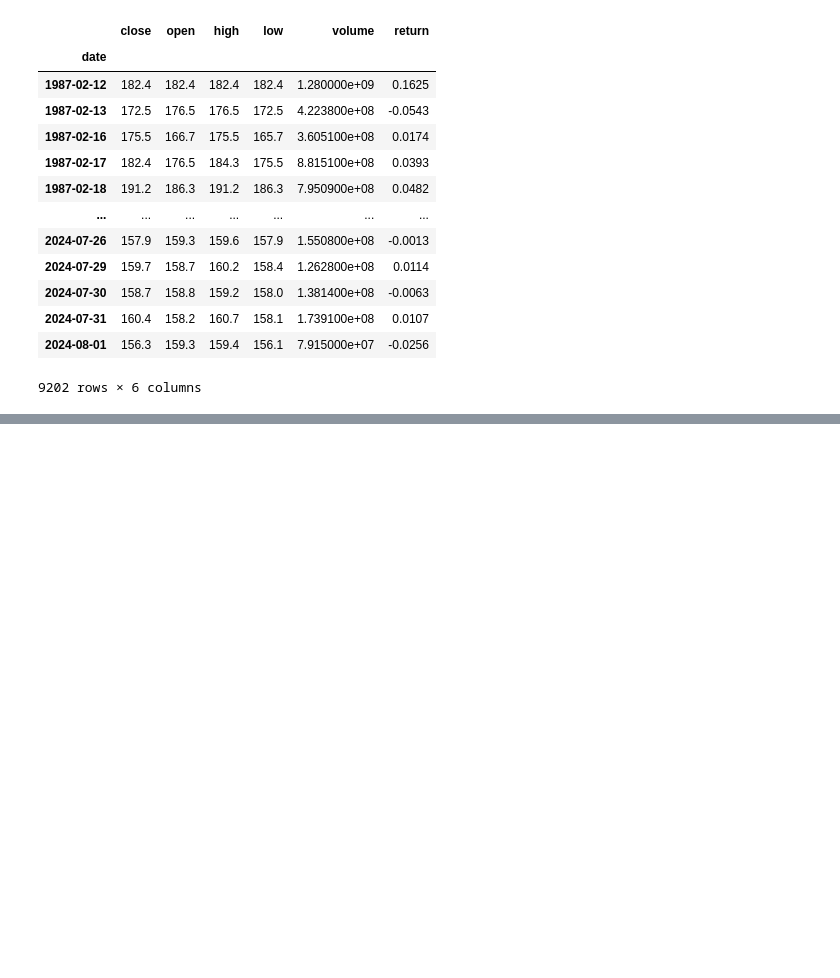
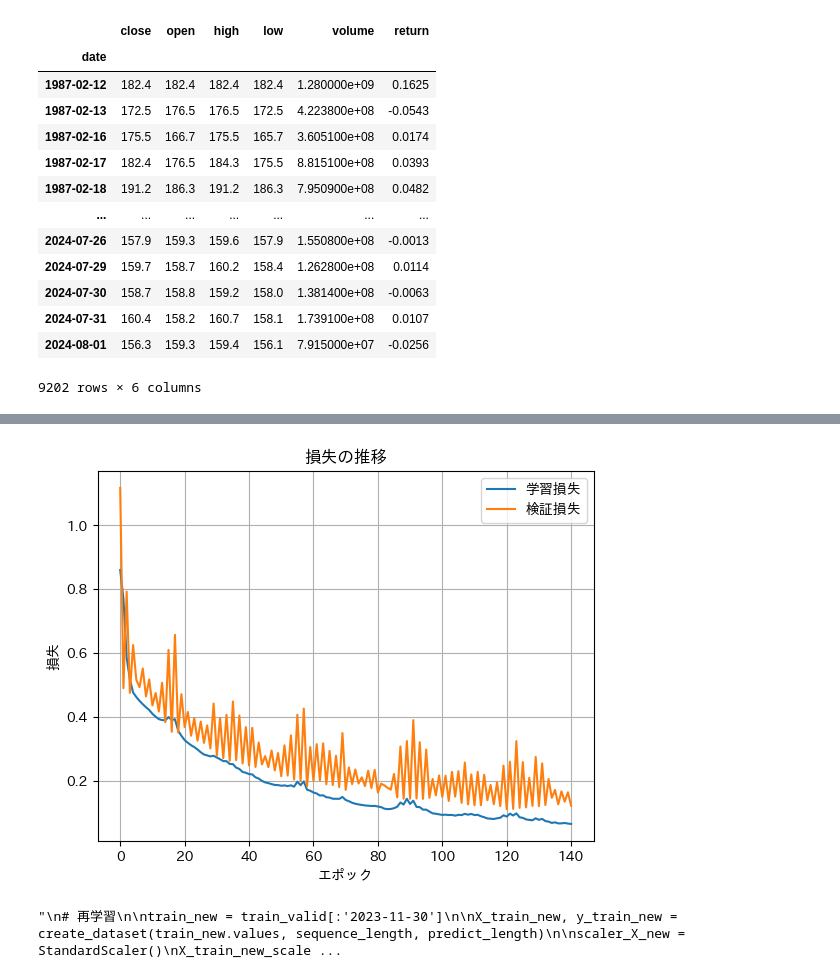
Before and after one commit to kaisei3506/close_price_prediction, a Jupyter notebook: past60days_future1day_lstm.ipynb, the cells around one changed output, grey strips where cells are left out. Drawn from its saved outputs; the diff is of its cells as text; code cells hidden in the pictures; blank space fills up the shorter version.

```diff
--- a/past60days_future1day_lstm.ipynb
+++ b/past60days_future1day_lstm.ipynb
@@ -243,7 +248,7 @@ lstm_model.add(Dense(predict_length,
 )
 
 
-optimizer = optim.Adam(learning_rate=0.001)
+optimizer = optim.Adam(learning_rate=0.0005)
 lstm_model.compile(optimizer=optimizer, loss='mse')
 plot_model(lstm_model, to_file='lstm_model.png', show_shapes=True, show_layer_names=True)
 lstm_model.summary()
@@ -314 +308,38 @@ Restoring model weights from the end of the best epoch: 97.
+# %%
+# 損失関数の推移
+plt.plot(lstm_model.history.history['loss'], label='学習損失')
+plt.plot(lstm_model.history.history['val_loss'], label='検証損失')
+plt.title('損失の推移')
+plt.xlabel('エポック')
+plt.ylabel('損失')
+plt.legend()
+plt.grid()
+plt.show()
+# %% [output]
+[figure, added]
+# %%
+'''
+# 再学習
+
+train_new = train_valid[:'2023-11-30']
+
+X_train_new, y_train_new = create_dataset(train_new.values, sequence_length, predict_length)
+
+scaler_X_new = StandardScaler()
+X_train_new_scaled = scaler_X_new.fit_transform(X_train_new.reshape(-1, X_train_new.shape[-1])).reshape(X_train_new.shape)
+
+scaler_y_new = StandardScaler()
+y_train_new_scaled = scaler_y_new.fit_transform(y_train_new.reshape(-1, y_train_new.shape[-1])).reshape(y_train_new.shape)
+
+es = EarlyStopping(monitor='val_loss', mode='min', verbose=1, patience=20, restore_best_weights=True)
+lstm_model.fit(X_train_new_scaled, y_train_new_scaled,
+               epochs=1000,
+               batch_size=64,
+               validation_data=(X_valid_scaled, y_valid_scaled),
+               shuffle=False,
+               callbacks=[es])
+
+'''
+# %% [output]
+"\n# 再学習\n\ntrain_new = train_valid[:'2023-11-30']\n\nX_train_new, y_train_new = create_dataset(train_new.values, sequence_length, predict_length)\n\nscaler_X_new = StandardScaler()\nX_train_new_scale ...
 # %%
```
Also changed, not shown: parts of 9 cells of this notebook.
